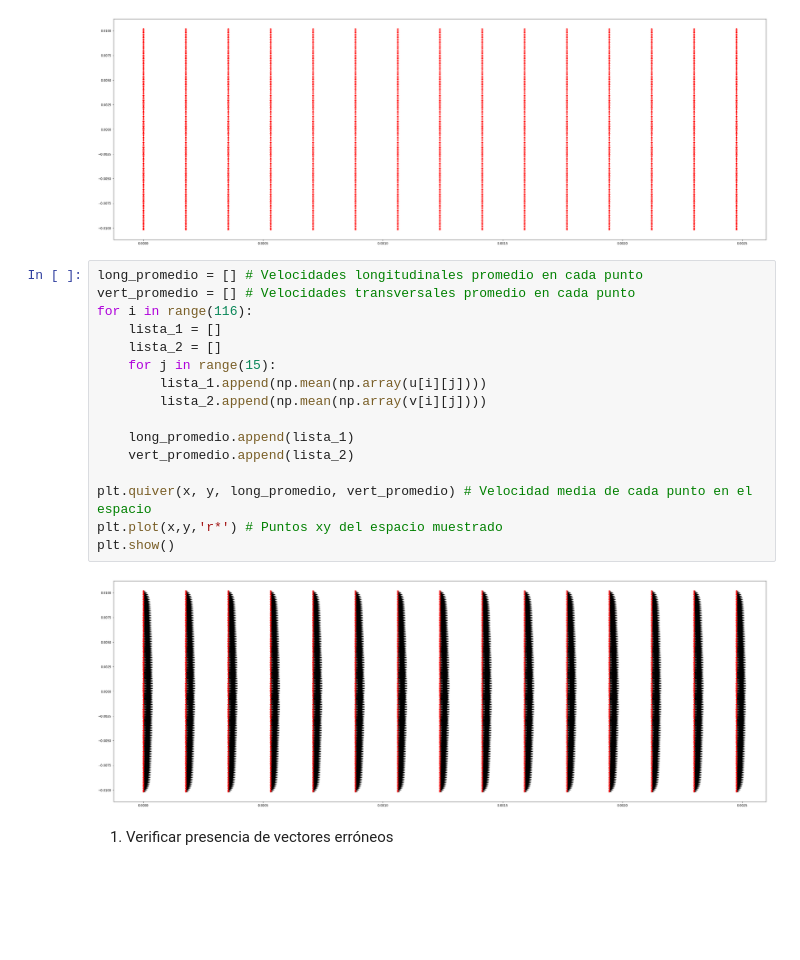
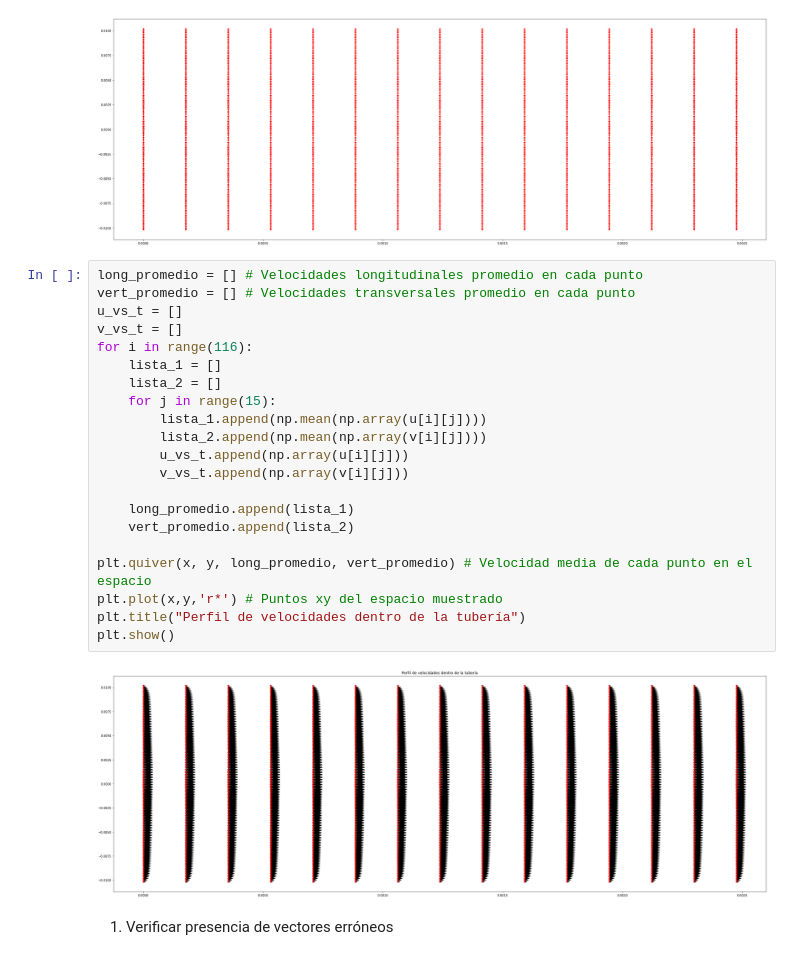
Before and after one commit to AlonsoEspinoza8/Proyecto-ICH1104, a Jupyter notebook: proyecto.ipynb, the cells around one changed output. Saved outputs shown, nothing was run; the diff lists cells and outputs as text; blank space fills up the shorter version.

```diff
--- a/proyecto.ipynb
+++ b/proyecto.ipynb
@@ -47,21 +47,26 @@ plt.show()
 # %%
 long_promedio = [] # Velocidades longitudinales promedio en cada punto
 vert_promedio = [] # Velocidades transversales promedio en cada punto
+u_vs_t = []
+v_vs_t = []
 for i in range(116):
     lista_1 = []
     lista_2 = []
     for j in range(15):
         lista_1.append(np.mean(np.array(u[i][j])))
         lista_2.append(np.mean(np.array(v[i][j])))
+        u_vs_t.append(np.array(u[i][j]))
+        v_vs_t.append(np.array(v[i][j]))
 
     long_promedio.append(lista_1)
     vert_promedio.append(lista_2)
 
 plt.quiver(x, y, long_promedio, vert_promedio) # Velocidad media de cada punto en el espacio
 plt.plot(x,y,'r*') # Puntos xy del espacio muestrado
+plt.title("Perfil de velocidades dentro de la tubería")
 plt.show()
 # %% [output]
-[figure, old version]
+[figure, new version]
 # %% [markdown]
 1) Verificar presencia de vectores erróneos
 # %% [markdown]
```
Also changed, not shown: parts of 4 cells of this notebook, 1 other file.
